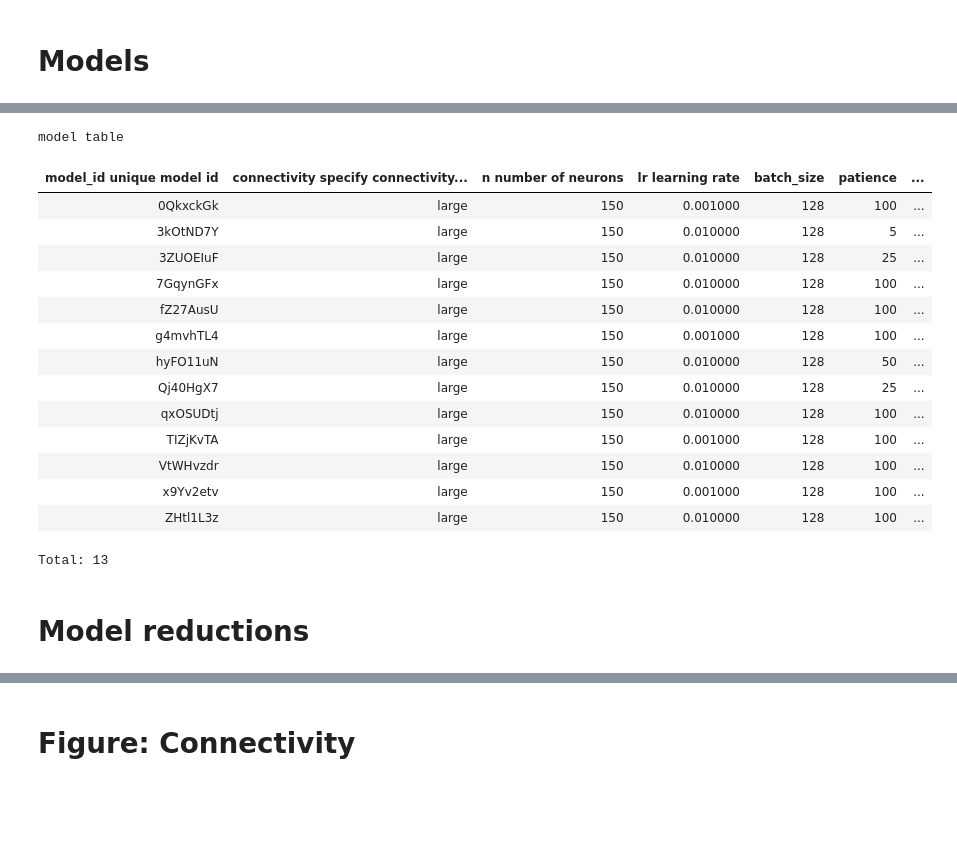
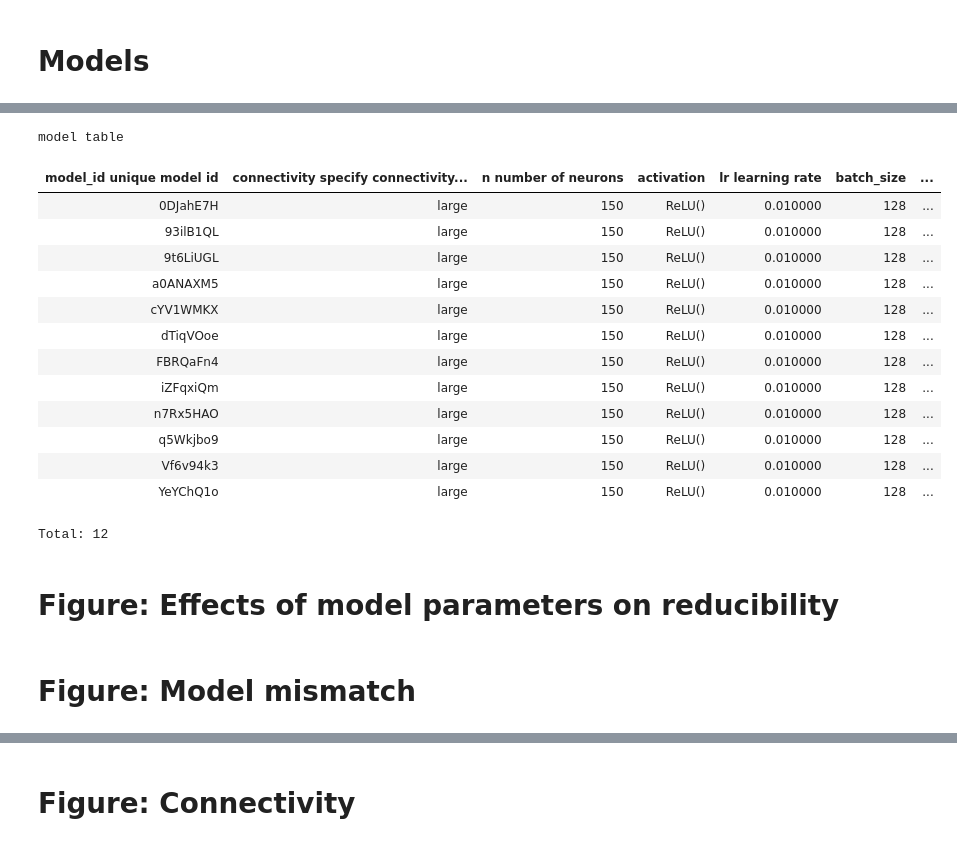
Before and after one commit to cmlangdon/LatentCircuitAnalysis, a Jupyter notebook: LCAExperiments.ipynb, the cells around one changed output, grey strips where cells are left out. Cells and saved outputs as stored; diff of their text form; code cells hidden in the pictures; blank space fills up the shorter version.

Commit message:
Added files for RNN model of context-depedent decisions.

```diff
--- a/LCAExperiments.ipynb
+++ b/LCAExperiments.ipynb
@@ -27,0 +61,5 @@ Connecting langdon@pioneer.cshl.edu:3306
+# %%
+reduced_ids = LCA().fetch('model_id')
+ids = (Model() & 'patience=25' & 'lambda_r=0' & 'lambda_o=1' & 'r2>.95').fetch('model_id')
+not_reduced_models = pd.DataFrame(data={'model_id':[x for x in ids if x not in reduced_ids]})
+not_reduced_models
@@ -28,19 +80,20 @@ Connecting langdon@pioneer.cshl.edu:3306
 # %%
-Model()
+Model() & not_reduced_models
 # %% [output]
 model table
-| model_id unique model id | connectivity specify connectivity... | n number of neurons | lr learning rate | batch_size | patience | ... |
-| 0QkxckGk | large | 150 | 0.001000 | 128 | 100 | ... |
-| 3kOtND7Y | large | 150 | 0.010000 | 128 | 5 | ... |
-| 3ZUOEIuF | large | 150 | 0.010000 | 128 | 25 | ... |
-| 7GqynGFx | large | 150 | 0.010000 | 128 | 100 | ... |
-| fZ27AusU | large | 150 | 0.010000 | 128 | 100 | ... |
-| g4mvhTL4 | large | 150 | 0.001000 | 128 | 100 | ... |
-| hyFO11uN | large | 150 | 0.010000 | 128 | 50 | ... |
-| Qj40HgX7 | large | 150 | 0.010000 | 128 | 25 | ... |
-| qxOSUDtj | large | 150 | 0.010000 | 128 | 100 | ... |
-| TIZjKvTA | large | 150 | 0.001000 | 128 | 100 | ... |
-| VtWHvzdr | large | 150 | 0.010000 | 128 | 100 | ... |
-| x9Yv2etv | large | 150 | 0.001000 | 128 | 100 | ... |
-| ZHtl1L3z | large | 150 | 0.010000 | 128 | 100 | ... |
+| model_id unique model id | connectivity specify connectivity... | n number of neurons | activation | lr learning rate | batch_size | ... |
+| 0DJahE7H | large | 150 | ReLU() | 0.010000 | 128 | ... |
+| 93ilB1QL | large | 150 | ReLU() | 0.010000 | 128 | ... |
+| 9t6LiUGL | large | 150 | ReLU() | 0.010000 | 128 | ... |
+| a0ANAXM5 | large | 150 | ReLU() | 0.010000 | 128 | ... |
+| cYV1WMKX | large | 150 | ReLU() | 0.010000 | 128 | ... |
+| dTiqVOoe | large | 150 | ReLU() | 0.010000 | 128 | ... |
+| FBRQaFn4 | large | 150 | ReLU() | 0.010000 | 128 | ... |
+| iZFqxiQm | large | 150 | ReLU() | 0.010000 | 128 | ... |
+| n7Rx5HAO | large | 150 | ReLU() | 0.010000 | 128 | ... |
+| q5Wkjbo9 | large | 150 | ReLU() | 0.010000 | 128 | ... |
+| Vf6v94k3 | large | 150 | ReLU() | 0.010000 | 128 | ... |
+| YeYChQ1o | large | 150 | ReLU() | 0.010000 | 128 | ... |
-Total: 13
+Total: 12
+# %% [markdown]
+# Figure: Effects of model parameters on reducibility
@@ -47,2 +210,2 @@ Total: 13
 # %% [markdown]
-# Model reductions
+# Figure: Model mismatch
```
Also changed, not shown: parts of 65 cells of this notebook, 18 other files.
